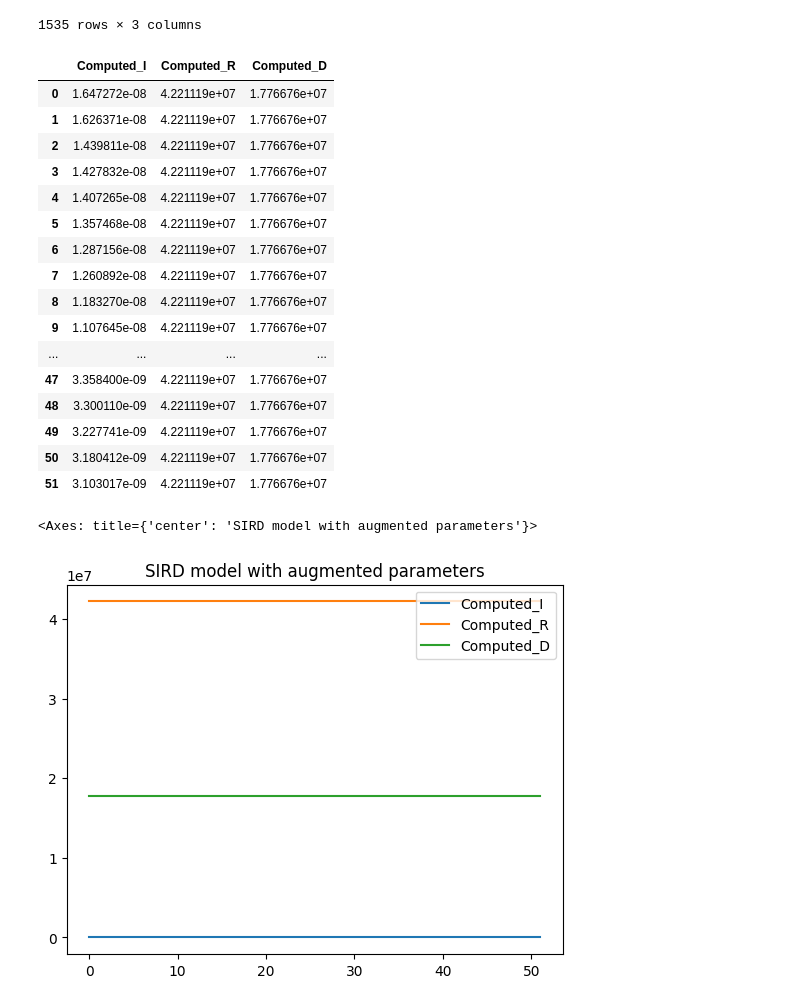
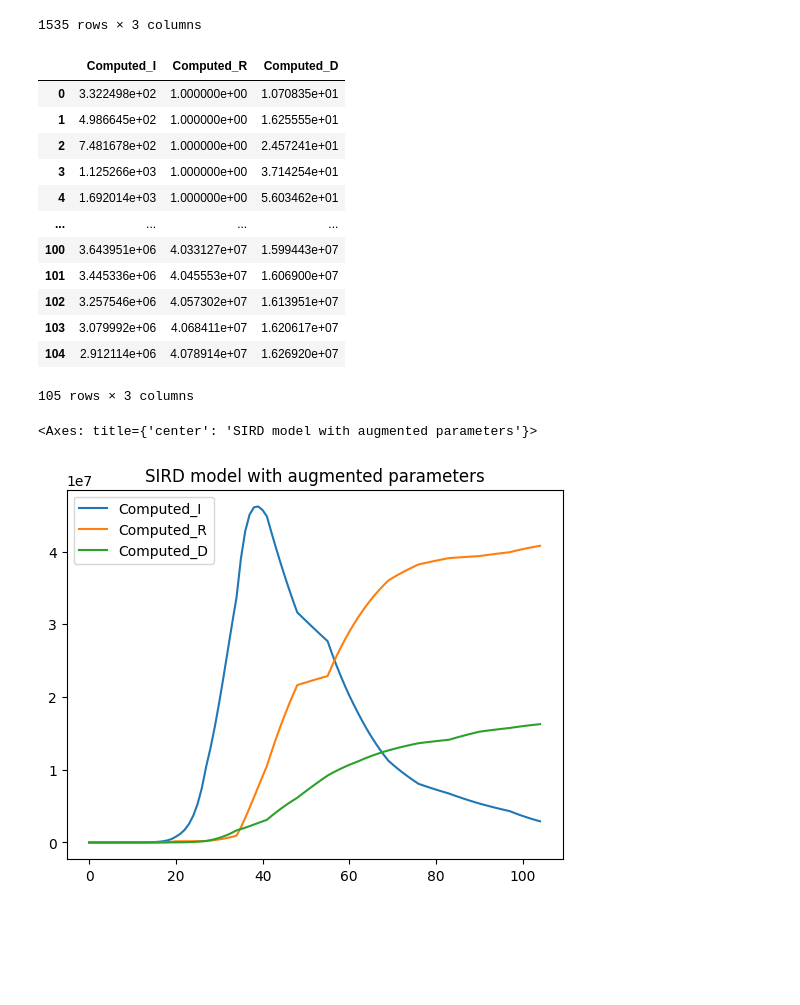
Before and after one commit to Thomas2710/Epidemic-modelling, a Jupyter notebook: epidemic_modelling/sird_playground.ipynb, the cells around one changed output. Drawn from its saved outputs; the diff is of its cells as text; code cells hidden in the pictures; blank space fills up the shorter version.

```diff
--- a/epidemic_modelling/sird_playground.ipynb
+++ b/epidemic_modelling/sird_playground.ipynb
@@ -16,6 +16,7 @@ from sird_base_model import SIRD
 import matplotlib.pyplot as plt
 import pandas as pd
 from pso import MyPSO, BaselineConfig, TimeVaryingConfig
+import os
 
 class ExperimentType:
     BASELINE = 0
@@ -31,6 +32,7 @@ elif Experiment_type == ExperimentType.TIME_VARYING:
 else:
     raise ValueError("Invalid Experiment Type")
 
+SEGMENTS = config.SEGMENTS if Experiment_type == ExperimentType.TIME_VARYING else 1
 DAYS = config.DAYS
 LAG = config.LAG
 
@@ -259,38 +348,34 @@ display(df_augmented)
 # %%
 model_df = pd.DataFrame({'Computed_I': [], 'Computed_R': [], 'Computed_D': []})
 # use initial conditions from line 0 of augmented df
-for week in range(0, config.SEGMENTS):
+for week in range(0, SEGMENTS):
     augmented_params = df_augmented.iloc[week]
     # print(augmented_params)
     model_augmented = SIRD(beta=augmented_params['beta'], gamma=augmented_params['gamma'], delta=augmented_params['delta'])
     model_augmented.solve(initial_conditions, time_frame=7)
     s,i,r,d, _ = model_augmented.get_sird_values().values()
     initial_conditions = {'population': parent_class.population, 'initial_I': i[-1], 'initial_R': r[-1], 'initial_D': d[-1], 'initial_S': s[-1]}
     model_df = pd.concat([model_df, pd.DataFrame({'Computed_I': i[1:], 'Computed_R': r[1:], 'Computed_D': d[1:]})])
     if USE_SUSCEPTIBLE:
         model_only_sus_df = pd.concat([model_only_sus_df, pd.DataFrame({'Computed_S': s[1:]})])
 
 
 model_df.reset_index(drop=True, inplace=True)
 display(model_df)
 model_df.plot(title="SIRD model with augmented parameters")
 # %% [output]
 |  | Computed_I | Computed_R | Computed_D |
-| 0 | 1.647272e-08 | 4.221119e+07 | 1.776676e+07 |
-| 1 | 1.626371e-08 | 4.221119e+07 | 1.776676e+07 |
-| 2 | 1.439811e-08 | 4.221119e+07 | 1.776676e+07 |
-| 3 | 1.427832e-08 | 4.221119e+07 | 1.776676e+07 |
-| 4 | 1.407265e-08 | 4.221119e+07 | 1.776676e+07 |
-| 5 | 1.357468e-08 | 4.221119e+07 | 1.776676e+07 |
-| 6 | 1.287156e-08 | 4.221119e+07 | 1.776676e+07 |
-| 7 | 1.260892e-08 | 4.221119e+07 | 1.776676e+07 |
-| 8 | 1.183270e-08 | 4.221119e+07 | 1.776676e+07 |
-| 9 | 1.107645e-08 | 4.221119e+07 | 1.776676e+07 |
+| 0 | 3.322498e+02 | 1.000000e+00 | 1.070835e+01 |
+| 1 | 4.986645e+02 | 1.000000e+00 | 1.625555e+01 |
+| 2 | 7.481678e+02 | 1.000000e+00 | 2.457241e+01 |
+| 3 | 1.125266e+03 | 1.000000e+00 | 3.714254e+01 |
+| 4 | 1.692014e+03 | 1.000000e+00 | 5.603462e+01 |
 | ... | ... | ... | ... |
-| 47 | 3.358400e-09 | 4.221119e+07 | 1.776676e+07 |
-| 48 | 3.300110e-09 | 4.221119e+07 | 1.776676e+07 |
-| 49 | 3.227741e-09 | 4.221119e+07 | 1.776676e+07 |
-| 50 | 3.180412e-09 | 4.221119e+07 | 1.776676e+07 |
-| 51 | 3.103017e-09 | 4.221119e+07 | 1.776676e+07 |
+| 100 | 3.643951e+06 | 4.033127e+07 | 1.599443e+07 |
+| 101 | 3.445336e+06 | 4.045553e+07 | 1.606900e+07 |
+| 102 | 3.257546e+06 | 4.057302e+07 | 1.613951e+07 |
+| 103 | 3.079992e+06 | 4.068411e+07 | 1.620617e+07 |
+| 104 | 2.912114e+06 | 4.078914e+07 | 1.626920e+07 |
-<Axes: title={'center': 'SIRD model with augmented parameters'}>
+105 rows × 3 columns
+<Axes: title={'center': 'SIRD model with augmented parameters'}>
-[figure, old version]
+[figure, new version]
```
Also changed, not shown: parts of 11 cells of this notebook, 32 other files.
